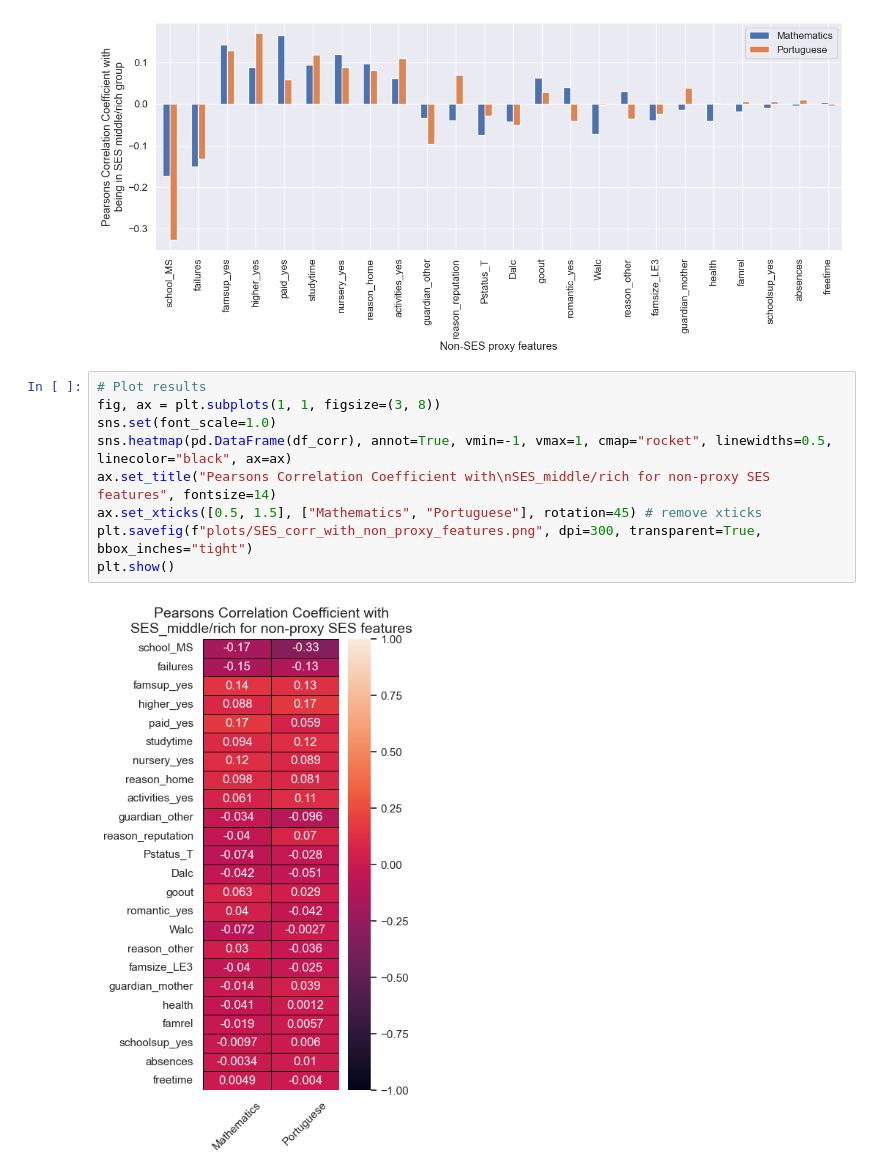
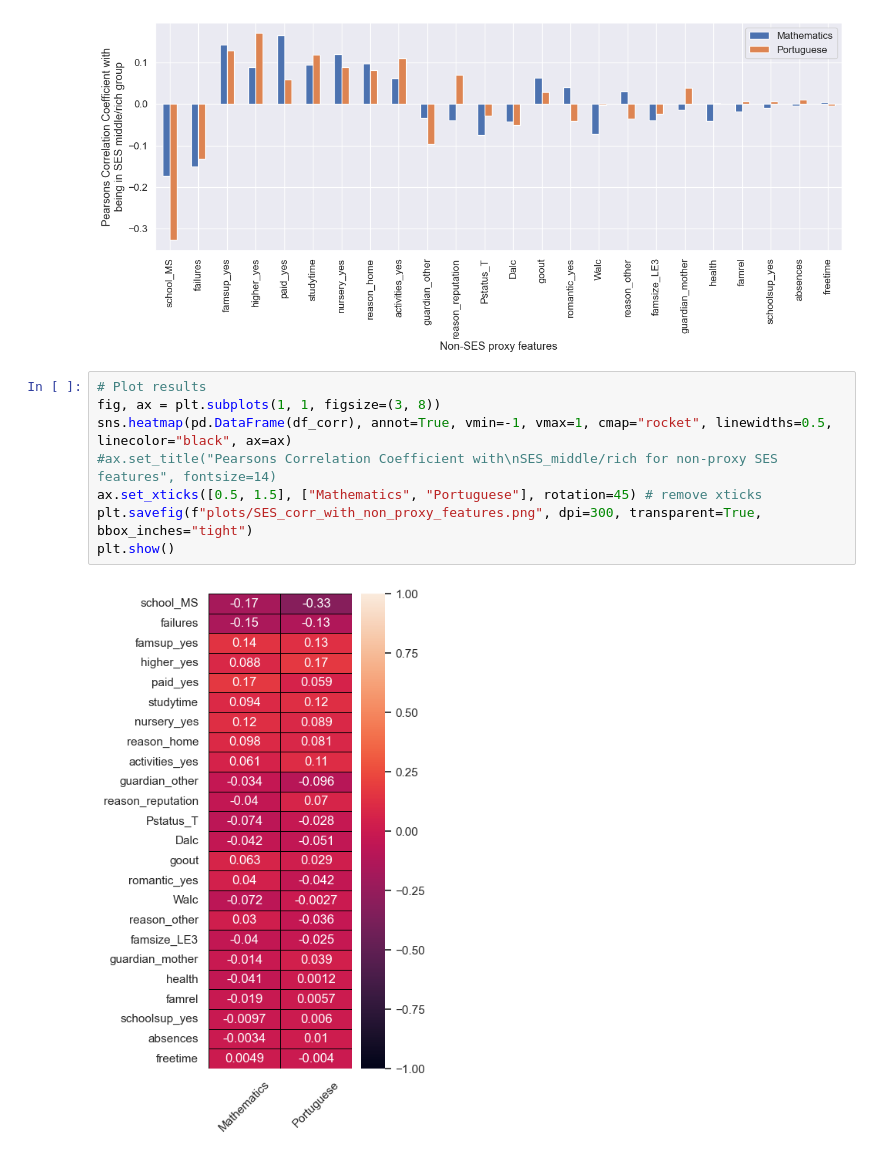
Before and after one commit to CasperAntonPoulsen/AlgoFainessExam, a Jupyter notebook: src/EDA.ipynb, the cells around one changed output. Cells and saved outputs as stored; diff of their text form.

```diff
--- a/src/EDA.ipynb
+++ b/src/EDA.ipynb
@@ -220,11 +220,10 @@ plt.show()
 # %%
 # Plot results
 fig, ax = plt.subplots(1, 1, figsize=(3, 8))
-sns.set(font_scale=1.0)
 sns.heatmap(pd.DataFrame(df_corr), annot=True, vmin=-1, vmax=1, cmap="rocket", linewidths=0.5, linecolor="black", ax=ax)
-ax.set_title("Pearsons Correlation Coefficient with\nSES_middle/rich for non-proxy SES features", fontsize=14)
+#ax.set_title("Pearsons Correlation Coefficient with\nSES_middle/rich for non-proxy SES features", fontsize=14)
 ax.set_xticks([0.5, 1.5], ["Mathematics", "Portuguese"], rotation=45) # remove xticks
 plt.savefig(f"plots/SES_corr_with_non_proxy_features.png", dpi=300, transparent=True, bbox_inches="tight")
 plt.show()
 # %% [output]
-[figure, old version]
+[figure, new version]
```
Also changed, not shown: 3 other files.
